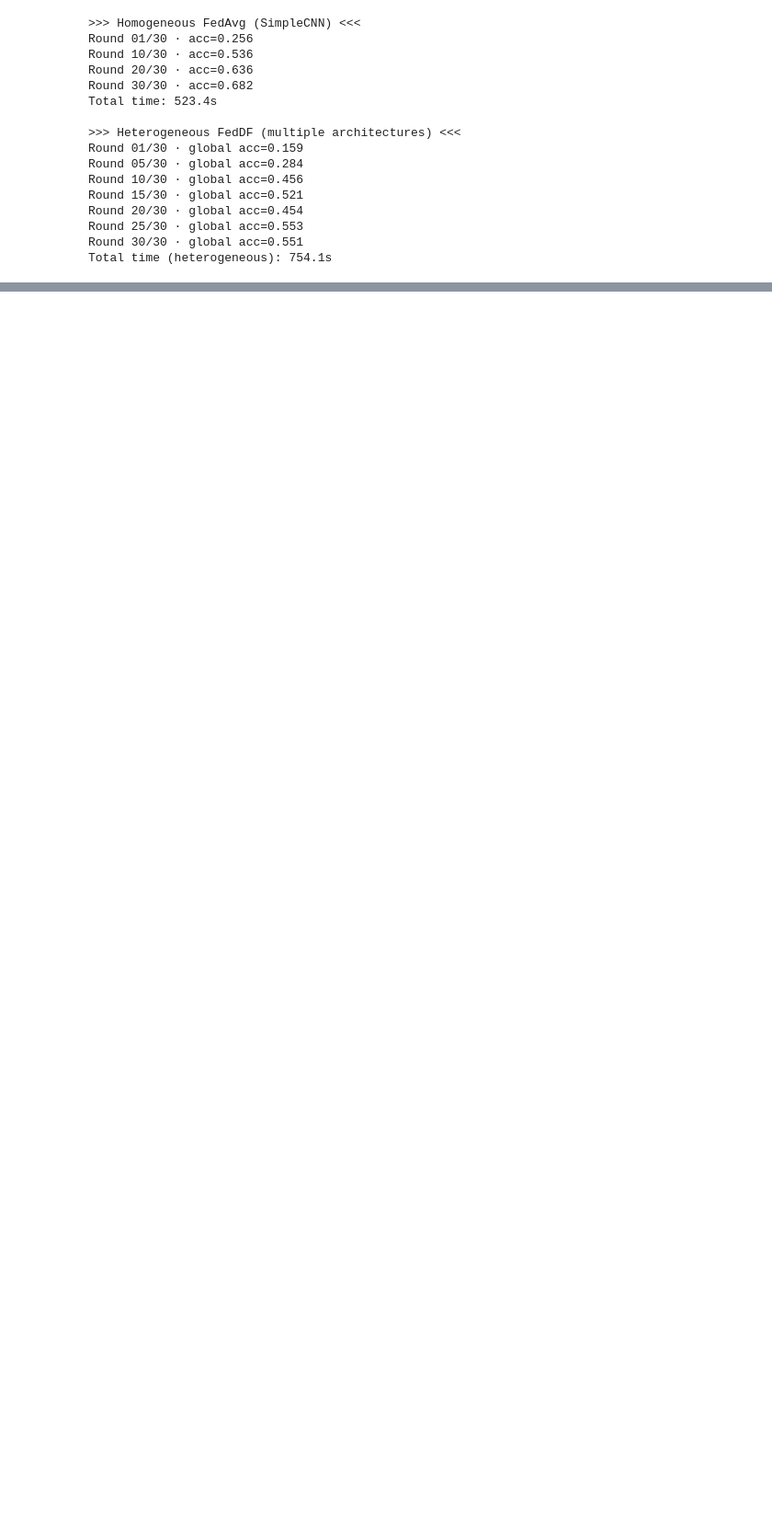
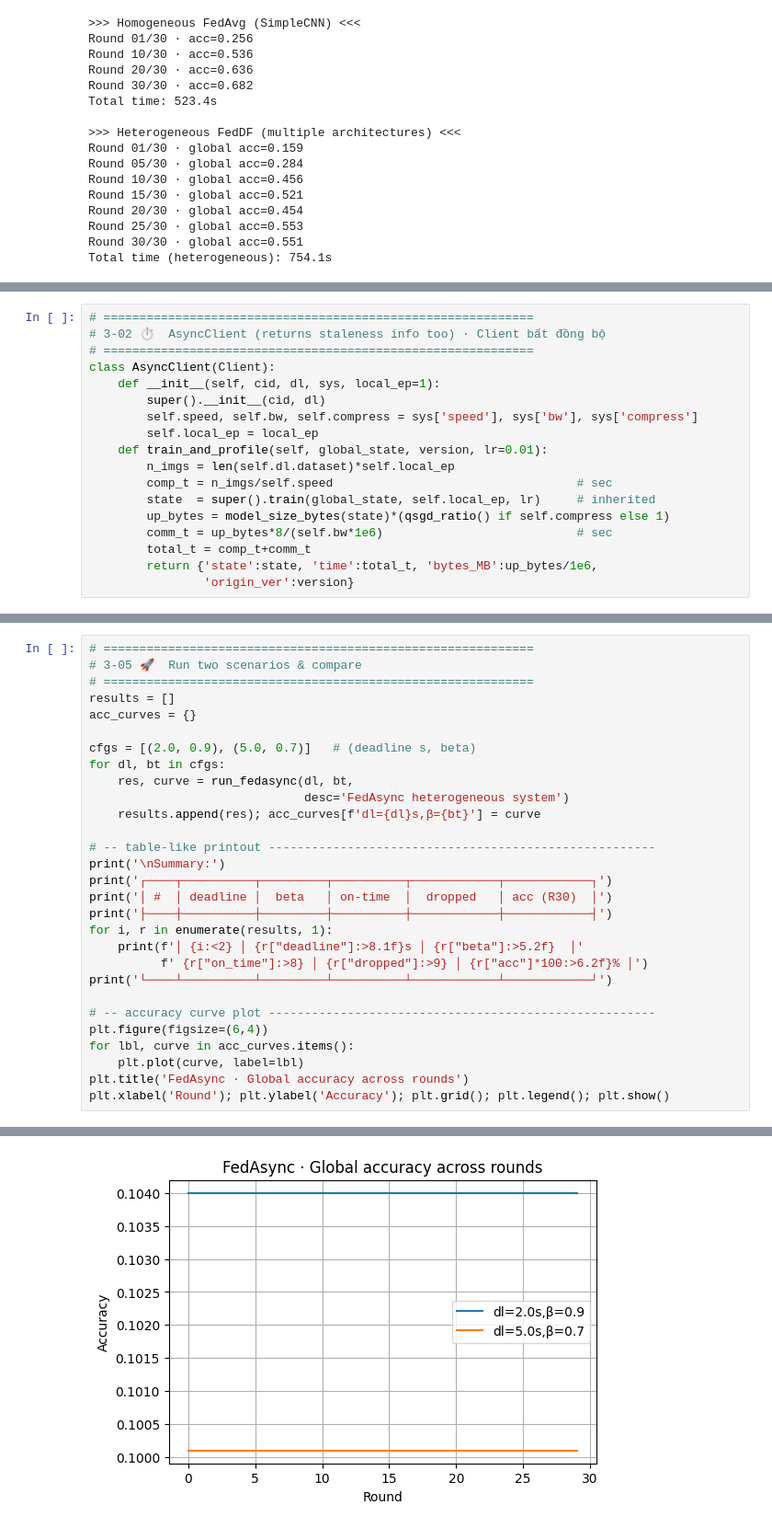
Before and after one commit to lucaznguyen/heterogeneous-federated-learning, a Jupyter notebook: Hetero-FL.ipynb, the cells around one changed output, grey strips where cells are left out. Shown: that part at 92% size. Drawn from its saved outputs; the diff is of its cells as text; blank space fills up the shorter version.

```diff
--- a/Hetero-FL.ipynb
+++ b/Hetero-FL.ipynb
@@ -422,0 +447,18 @@ Total time (heterogeneous): 754.1s
+# %%
+# ============================================================
+# 3‑02 ⏱️  AsyncClient (returns staleness info too) · Client bất đồng bộ
+# ============================================================
+class AsyncClient(Client):
+    def __init__(self, cid, dl, sys, local_ep=1):
+        super().__init__(cid, dl)
+        self.speed, self.bw, self.compress = sys['speed'], sys['bw'], sys['compress']
+        self.local_ep = local_ep
+    def train_and_profile(self, global_state, version, lr=0.01):
+        n_imgs = len(self.dl.dataset)*self.local_ep
+        comp_t = n_imgs/self.speed                                  # sec
+        state  = super().train(global_state, self.local_ep, lr)     # inherited
+        up_bytes = model_size_bytes(state)*(qsgd_ratio() if self.compress else 1)
+        comm_t = up_bytes*8/(self.bw*1e6)                           # sec
+        total_t = comp_t+comm_t
+        return {'state':state, 'time':total_t, 'bytes_MB':up_bytes/1e6,
+                'origin_ver':version}
@@ -422,0 +539,30 @@ Total time (heterogeneous): 754.1s
+# %%
+# ============================================================
+# 3‑05 🚀  Run two scenarios & compare
+# ============================================================
+results = []
+acc_curves = {}
+
+cfgs = [(2.0, 0.9), (5.0, 0.7)]   # (deadline s, beta)
+for dl, bt in cfgs:
+    res, curve = run_fedasync(dl, bt,
+                              desc='FedAsync heterogeneous system')
+    results.append(res); acc_curves[f'dl={dl}s,β={bt}'] = curve
+
+# -- table‑like printout ------------------------------------------------------
+print('\nSummary:')
+print('┌────┬──────────┬─────────┬──────────┬────────────┬────────────┐')
+print('│ #  │ deadline │  beta   │ on‑time  │  dropped   │ acc (R30)  │')
+print('├────┼──────────┼─────────┼──────────┼────────────┼────────────┤')
+for i, r in enumerate(results, 1):
+    print(f'│ {i:<2} │ {r["deadline"]:>8.1f}s │ {r["beta"]:>5.2f}  │'
+          f' {r["on_time"]:>8} │ {r["dropped"]:>9} │ {r["acc"]*100:>6.2f}% │')
+print('└────┴──────────┴─────────┴──────────┴────────────┴────────────┘')
+
+# -- accuracy curve plot ------------------------------------------------------
+plt.figure(figsize=(6,4))
+for lbl, curve in acc_curves.items():
+    plt.plot(curve, label=lbl)
+plt.title('FedAsync · Global accuracy across rounds')
+plt.xlabel('Round'); plt.ylabel('Accuracy'); plt.grid(); plt.legend(); plt.show()
+# %% [output]
@@ -422,0 +586 @@ Total time (heterogeneous): 754.1s
+[figure, added]
```
Also changed, not shown: parts of 4 cells of this notebook.
